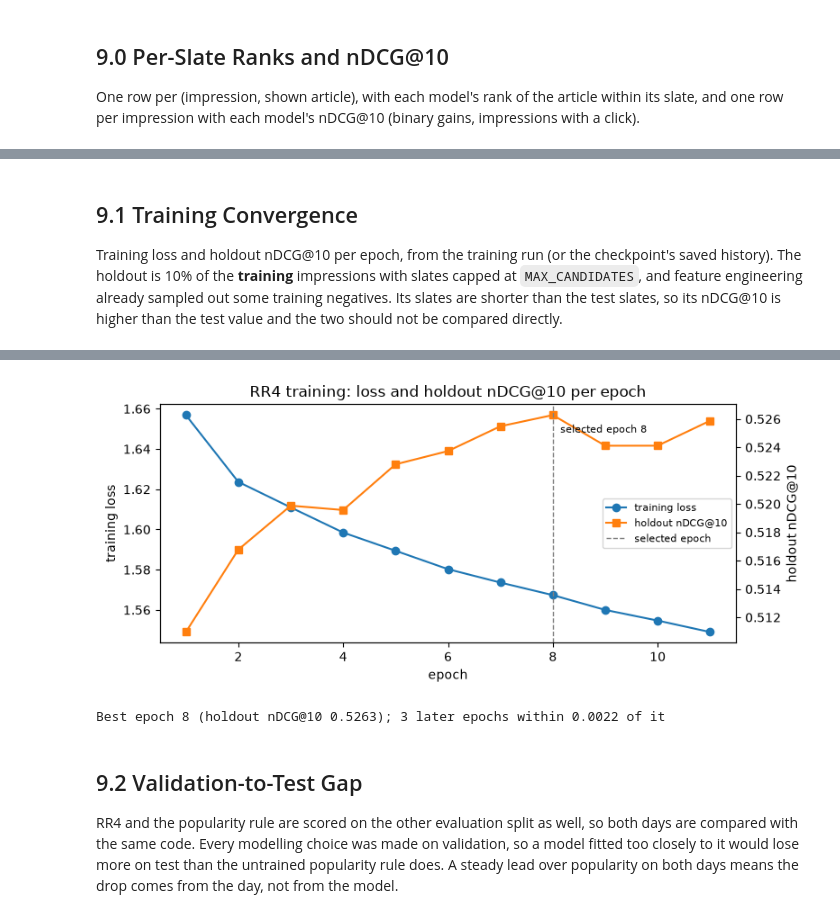
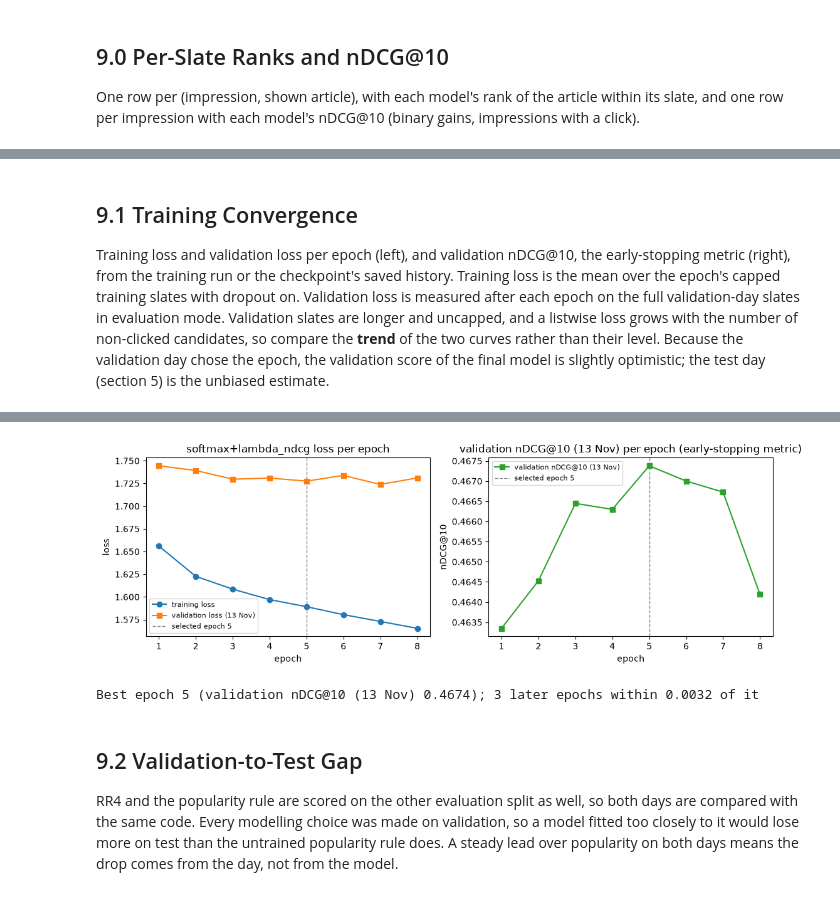
Before and after one commit to hippo2311/BT4222-Group-6-, a Jupyter notebook: 5_Models/5_03_Pipeline_Evaluation/1_RR_only/PE_RR_logged_slates.ipynb, the cells around one changed output, grey strips where cells are left out. Cells and saved outputs as stored; diff of their text form; code cells hidden in the pictures.

```diff
--- a/5_Models/5_03_Pipeline_Evaluation/1_RR_only/PE_RR_logged_slates.ipynb
+++ b/5_Models/5_03_Pipeline_Evaluation/1_RR_only/PE_RR_logged_slates.ipynb
@@ -1298,14 +1337,24 @@ if RR4_LOADED:
     model = BranchReranker(CONFIG, RR4_CHECKPOINT_META["tabular_width"]).to(DEVICE)
     model.load_state_dict(RR4_CHECKPOINT_META["state_dict"], strict=True)
     model.best_epoch = RR4_CHECKPOINT_META["best_epoch"]
-    model.best_holdout_ndcg = RR4_CHECKPOINT_META["holdout_ndcg"]
+    # Older checkpoints stopped on a 10% training holdout and stored "holdout_ndcg" instead
+    model.best_validation_ndcg = RR4_CHECKPOINT_META.get(
+        "validation_ndcg", RR4_CHECKPOINT_META.get("holdout_ndcg")
+    )
+    model.stopping_metric = "validation" if "validation_ndcg" in RR4_CHECKPOINT_META else "holdout"
     model.history = RR4_CHECKPOINT_META.get("history", [])
     print("Loaded RR4:", RR4_CHECKPOINT_PATH)
 else:
     started = time.monotonic()
     model = train_model(
-        CONFIG, LOSS_NAME, fit_data, holdout_data, epochs=EPOCHS, patience=PATIENCE
+        CONFIG,
+        LOSS_NAME,
+        fit_data,
+        validation_data,
+        epochs=EPOCHS,
+        patience=PATIENCE,
     )
+    model.stopping_metric = "validation"
     torch.save(
         {
             "state_dict": {
@@ -1317,7 +1366,7 @@ else:
             "features": FEATURES,
             "training": TRAINING_SETTINGS,
             "best_epoch": int(model.best_epoch),
-            "holdout_ndcg": float(model.best_holdout_ndcg),
+            "validation_ndcg": float(model.best_validation_ndcg),
             "history": model.history,
             "seed": SEED,
         },
@@ -1326,10 +1375,10 @@ else:
     print(
         f"Saved RR4: {RR4_CHECKPOINT_PATH} ({(time.monotonic() - started) / 60:.1f} min)"
     )
-    del fit_data, holdout_data
+    del fit_data, validation_data, validation_slates
 
 model.eval()
-print(f"Best epoch: {model.best_epoch} (holdout nDCG@10 {model.best_holdout_ndcg:.4f})")
+print(f"Best epoch: {model.best_epoch} ({model.stopping_metric} nDCG@10 {model.best_validation_ndcg:.4f})")
 print(
     f"Trainable parameters: {sum(p.numel() for p in model.parameters() if p.requires_grad):,}"
 )
@@ -2400,42 +2471,43 @@ rr4      per-slate mean nDCG@10 0.4444  (evaluator: 0.4444)
 # %% [markdown]
 ## 9.1 Training Convergence
 
-Training loss and holdout nDCG@10 per epoch, from the training run (or the checkpoint's saved
-history). The holdout is 10% of the **training** impressions with slates capped at
-`MAX_CANDIDATES`, and feature engineering already sampled out some training negatives. Its slates
-are shorter than the test slates, so its nDCG@10 is higher than the test value and the two should
-not be compared directly.
+Training loss and validation loss per epoch (left), and validation nDCG@10, the early-stopping
+metric (right), from the training run or the checkpoint's saved history. Training loss is the mean
+over the epoch's capped training slates with dropout on. Validation loss is measured after each
+epoch on the full validation-day slates in evaluation mode. Validation slates are longer and
+uncapped, and a listwise loss grows with the number of non-clicked candidates, so compare the
+**trend** of the two curves rather than their level. Because the validation day chose the epoch,
+the validation score of the final model is slightly optimistic; the test day (section 5) is the
+unbiased estimate.
 # %%
 training_history = pd.DataFrame(model.history)
 if training_history.empty:
     print("No training history was saved with this checkpoint")
 else:
     display(training_history.round(4))
-    fig, ax_loss = plt.subplots(figsize=(8, 3.6))
-    ax_loss.plot(training_history["epoch"], training_history["loss"], marker="o", color="tab:blue", label="training loss")
-    ax_loss.set(xlabel="epoch", ylabel="training loss")
-    ax_ndcg = ax_loss.twinx()
-    ax_ndcg.plot(
-        training_history["epoch"], training_history["holdout_ndcg_at_10"], marker="s", color="tab:orange", label="holdout nDCG@10"
-    )
-    ax_ndcg.set_ylabel("holdout nDCG@10")
-    ax_ndcg.axvline(model.best_epoch, color="grey", linestyle="--", linewidth=1, label="selected epoch")
-    ax_ndcg.annotate(
-        f"selected epoch {model.best_epoch}",
-        (model.best_epoch, model.best_holdout_ndcg),
-        textcoords="offset points",
-        xytext=(6, -14),
-        fontsize=8,
-    )
-    lines = ax_loss.get_lines() + ax_ndcg.get_lines()
-    ax_loss.legend(lines, [line.get_label() for line in lines], loc="center right", fontsize=8)
-    ax_loss.set_title("RR4 training: loss and holdout nDCG@10 per epoch")
+    # Older checkpoints stopped on a training holdout and have no validation curve
+    ndcg_column = "validation_ndcg_at_10" if "validation_ndcg_at_10" in training_history else "holdout_ndcg_at_10"
+    ndcg_label = "validation nDCG@10 (13 Nov)" if ndcg_column.startswith("validation") else "holdout nDCG@10"
+    fig, (ax_loss, ax_ndcg) = plt.subplots(1, 2, figsize=(11, 3.8))
+    ax_loss.plot(training_history["epoch"], training_history["loss"], marker="o", label="training loss")
+    if "validation_loss" in training_history:
+        ax_loss.plot(
+            training_history["epoch"], training_history["validation_loss"], marker="s", label="validation loss (13 Nov)"
+        )
+    ax_loss.set(title=f"{LOSS_NAME} loss per epoch", xlabel="epoch", ylabel="loss")
+    ax_ndcg.plot(training_history["epoch"], training_history[ndcg_column], marker="s", color="tab:green", label=ndcg_label)
+    ax_ndcg.set(title=f"{ndcg_label} per epoch (early-stopping metric)", xlabel="epoch", ylabel="nDCG@10")
+    for ax in (ax_loss, ax_ndcg):
+        ax.axvline(model.best_epoch, color="grey", linestyle="--", linewidth=1, label=f"selected epoch {model.best_epoch}")
+        ax.legend(fontsize=8)
     plt.tight_layout()
     plt.show()
+    if "validation_loss" not in training_history:
+        print("This checkpoint was trained before validation loss was recorded; retrain to plot it")
     after_best = training_history[training_history["epoch"] > model.best_epoch]
     print(
-        f"Best epoch {model.best_epoch} (holdout nDCG@10 {model.best_holdout_ndcg:.4f}); "
-        f"{len(after_best)} later epochs within {model.best_holdout_ndcg - after_best['holdout_ndcg_at_10'].min():.4f} of it"
+        f"Best epoch {model.best_epoch} ({ndcg_label} {model.best_validation_ndcg:.4f}); "
+        f"{len(after_best)} later epochs within {model.best_validation_ndcg - after_best[ndcg_column].min():.4f} of it"
         if len(after_best)
         else f"Best epoch {model.best_epoch}: the last epoch trained"
     )
@@ -2455,5 +2524,5 @@ else:
-[figure, old version]
+[figure, new version]
-Best epoch 8 (holdout nDCG@10 0.5263); 3 later epochs within 0.0022 of it
+Best epoch 5 (validation nDCG@10 (13 Nov) 0.4674); 3 later epochs within 0.0032 of it
 # %% [markdown]
 ## 9.2 Validation-to-Test Gap
 
```
Also changed, not shown: parts of 26 cells of this notebook.
